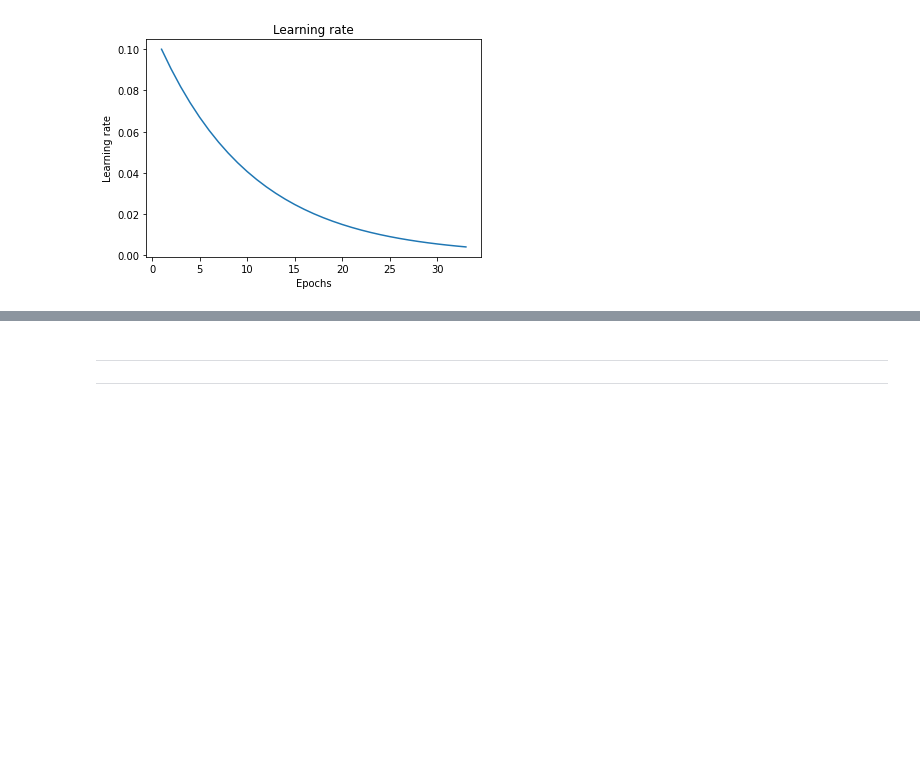
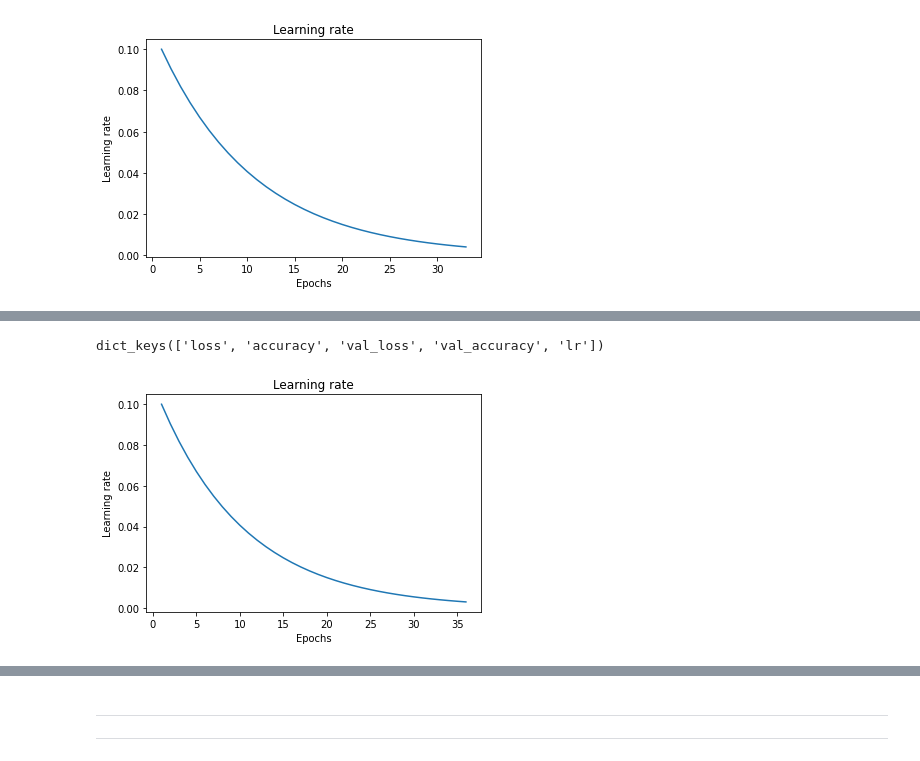
Before and after one commit to ngzhankang/Deep-Learning, a Jupyter notebook: Assignment_1.ipynb, the cells around one changed output, grey strips where cells are left out. Cells and saved outputs as stored; diff of their text form; code cells hidden in the pictures; blank space fills up the shorter version.

```diff
--- a/Assignment_1.ipynb
+++ b/Assignment_1.ipynb
@@ -1054 +1056,10 @@ plt.tight_layout()
 </div>
+# %%
+# train the model(we use .fit since .fit_generator is depreciated already)
+history = model2.fit(X_train,
+                    Y_train,
+                    batch_size=640,
+                    epochs=60,
+                    callbacks=[EarlyStopping(monitor='val_loss', patience=5), callbacks_list],
+                    validation_data=(X_test, Y_test),
+                    verbose=1)
@@ -1054,0 +1084,16 @@ plt.tight_layout()
+# %%
+#print the available history keys for use
+print(history.history.keys())
+# %% [output]
+dict_keys(['loss', 'accuracy', 'val_loss', 'val_accuracy', 'lr'])
+# %%
+# plot learning rate curve
+learning_rate = history.history['lr']
+epochs = range(1, len(learning_rate) + 1)
+plt.plot(epochs, learning_rate)
+plt.title('Learning rate')
+plt.xlabel('Epochs')
+plt.ylabel('Learning rate')
+plt.show()
+# %% [output]
+[figure, added]
```
Also changed, not shown: parts of 45 cells of this notebook.
